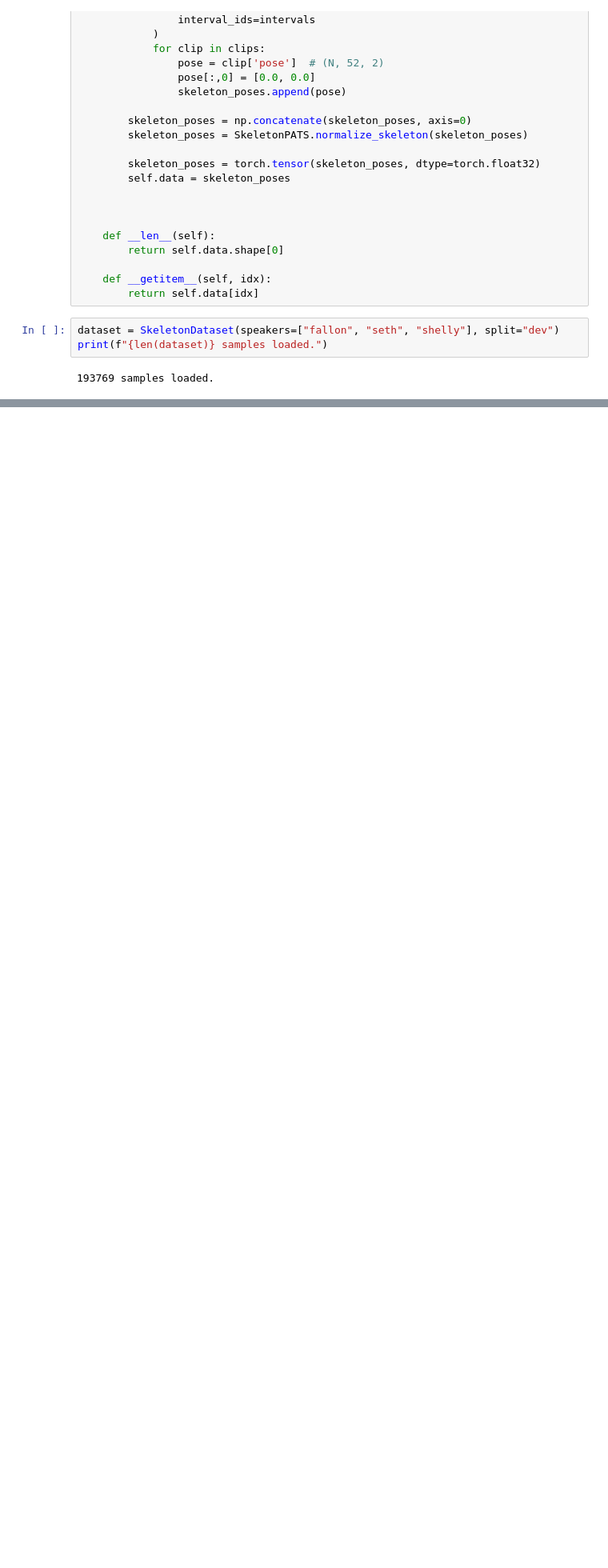
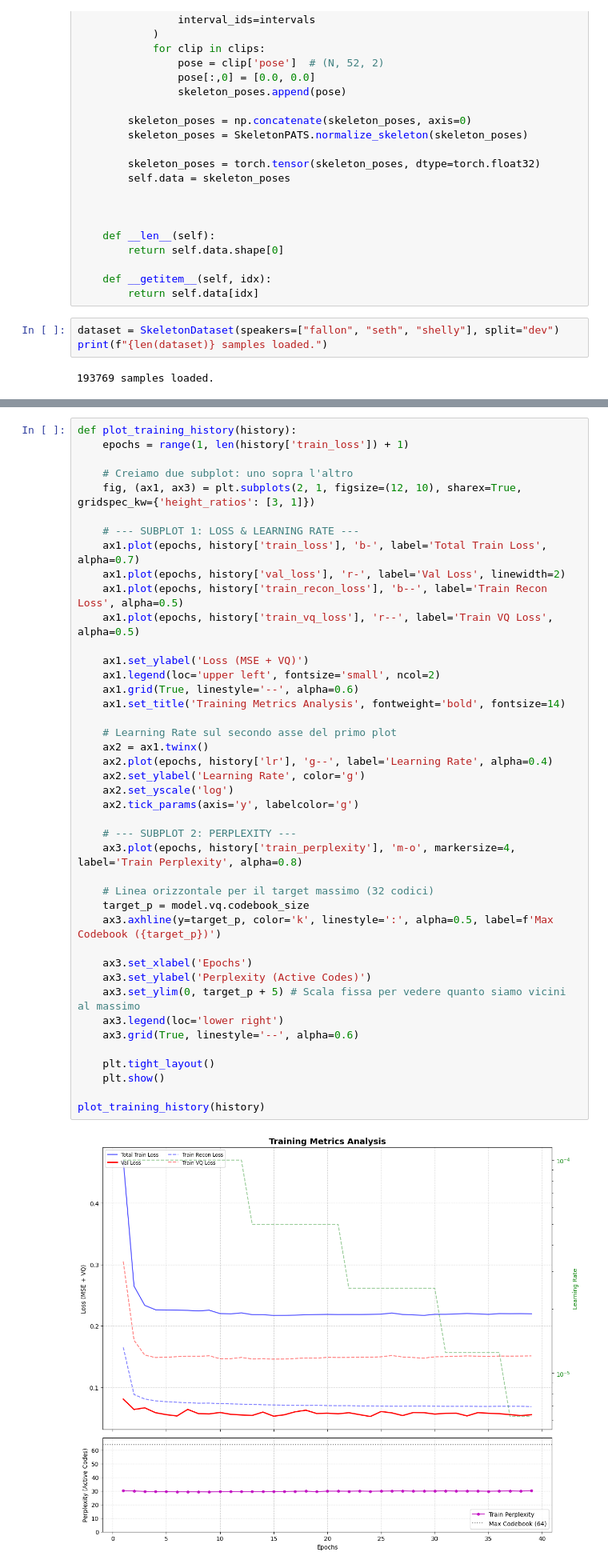
Before and after one commit to paolpal/motion_quantization, a Jupyter notebook: experiments/multi-speaker.ipynb, the cells around one changed output, grey strips where cells are left out. Shown at 80% size. Cells and saved outputs as stored; diff of their text form; blank space fills up the shorter version.

```diff
--- a/experiments/multi-speaker.ipynb
+++ b/experiments/multi-speaker.ipynb
@@ -57,0 +287,44 @@ Shelly: 99313 samples loaded.
+# %%
+def plot_training_history(history):
+    epochs = range(1, len(history['train_loss']) + 1)
+
+    # Creiamo due subplot: uno sopra l'altro
+    fig, (ax1, ax3) = plt.subplots(2, 1, figsize=(12, 10), sharex=True, gridspec_kw={'height_ratios': [3, 1]})
+
+    # --- SUBPLOT 1: LOSS & LEARNING RATE ---
+    ax1.plot(epochs, history['train_loss'], 'b-', label='Total Train Loss', alpha=0.7)
+    ax1.plot(epochs, history['val_loss'], 'r-', label='Val Loss', linewidth=2)
+    ax1.plot(epochs, history['train_recon_loss'], 'b--', label='Train Recon Loss', alpha=0.5)
+    ax1.plot(epochs, history['train_vq_loss'], 'r--', label='Train VQ Loss', alpha=0.5)
+
+    ax1.set_ylabel('Loss (MSE + VQ)')
+    ax1.legend(loc='upper left', fontsize='small', ncol=2)
+    ax1.grid(True, linestyle='--', alpha=0.6)
+    ax1.set_title('Training Metrics Analysis', fontweight='bold', fontsize=14)
+
+    # Learning Rate sul secondo asse del primo plot
+    ax2 = ax1.twinx()
+    ax2.plot(epochs, history['lr'], 'g--', label='Learning Rate', alpha=0.4)
+    ax2.set_ylabel('Learning Rate', color='g')
+    ax2.set_yscale('log')
+    ax2.tick_params(axis='y', labelcolor='g')
+
+    # --- SUBPLOT 2: PERPLEXITY ---
+    ax3.plot(epochs, history['train_perplexity'], 'm-o', markersize=4, label='Train Perplexity', alpha=0.8)
+
+    # Linea orizzontale per il target massimo (32 codici)
+    target_p = model.vq.codebook_size
+    ax3.axhline(y=target_p, color='k', linestyle=':', alpha=0.5, label=f'Max Codebook ({target_p})')
+
+    ax3.set_xlabel('Epochs')
+    ax3.set_ylabel('Perplexity (Active Codes)')
+    ax3.set_ylim(0, target_p + 5) # Scala fissa per vedere quanto siamo vicini al massimo
+    ax3.legend(loc='lower right')
+    ax3.grid(True, linestyle='--', alpha=0.6)
+
+    plt.tight_layout()
+    plt.show()
+
+plot_training_history(history)
+# %% [output]
+[figure, added]
```
Also changed, not shown: parts of 10 cells of this notebook, 8 other files.
